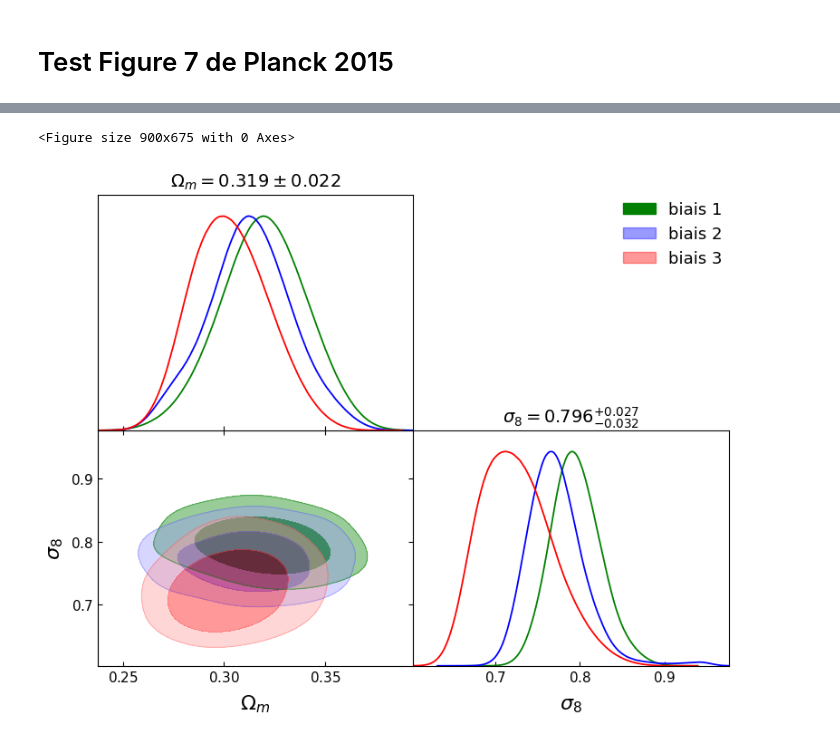
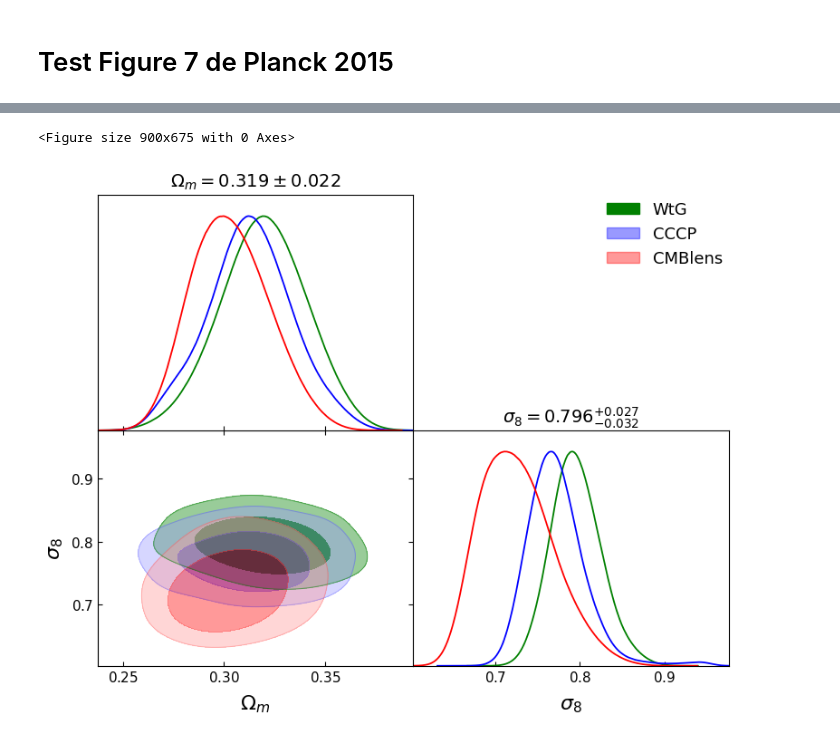
Before and after one commit to Thomas054/My_hmf, a Jupyter notebook: Cobaya/Test_Cobaya.ipynb, the cells around one changed output, grey strips where cells are left out. Saved outputs shown, nothing was run; the diff lists cells and outputs as text; code cells hidden in the pictures.

```diff
--- a/Cobaya/Test_Cobaya.ipynb
+++ b/Cobaya/Test_Cobaya.ipynb
@@ -139,27 +139,32 @@ Removed 0.5 as burn in
 # %%
 samples = [run1,run2,run3]  # Liste des échantillons auxquels on s'intéresse
 g = plots.get_single_plotter(chain_dir=path, width_inch=9)  # width_inch = largeur de la figure
 
 # Pour faire joli
 g.settings.figure_legend_frame = False  # Cadre autour de la légende
 g.settings.alpha_filled_add = 0.4   # ?
 g.settings.title_limit_fontsize = 14    # Taille de la police du titre
 g.settings.legend_fontsize = 13   # Taille de la police de la légende
 g.settings.axes_labelsize = 16  # Taille de la police des labels des axes
+# g.settings.xtick.labelsize = 14
+# g.settings.ytick.labelsize = 14
+
+
 
 # Plot
 g.triangle_plot(
     samples,
     ["omegam", "sigma8"],   # Paramètres à afficher
     filled=[True],
-    legend_labels=["biais 1","biais 2", "biais 3"],  # 1 label par sample
+    legend_labels=["WtG","CCCP", "CMBlens"],  # 1 label par sample
     legend_loc="upper right",   # Position de la légende
     contour_colors=["green", "blue", "red"],
     title_limit=1,
     markers={"x2": 0},
 )
 
-# g.export('testrun_triangle.pdf')
+
+g.export('testrun_triangle.pdf')
 # %% [output]
 <Figure size 900x675 with 0 Axes>
-[figure, old version]
+[figure, new version]
```
Also changed, not shown: 3 other files.
